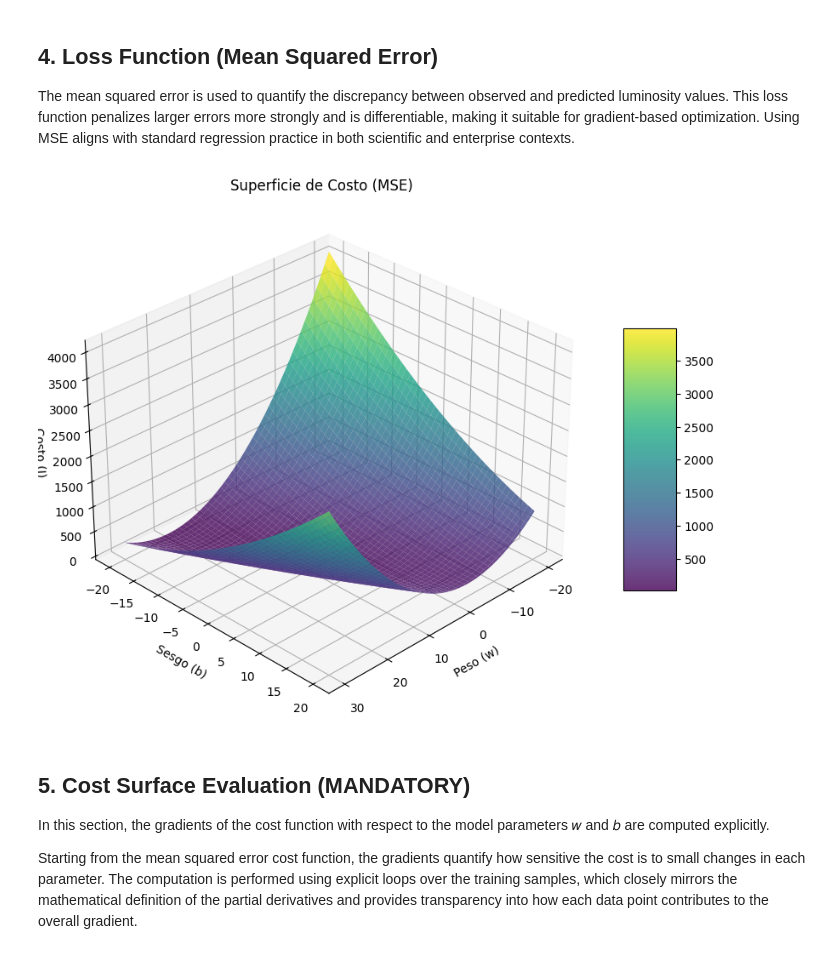
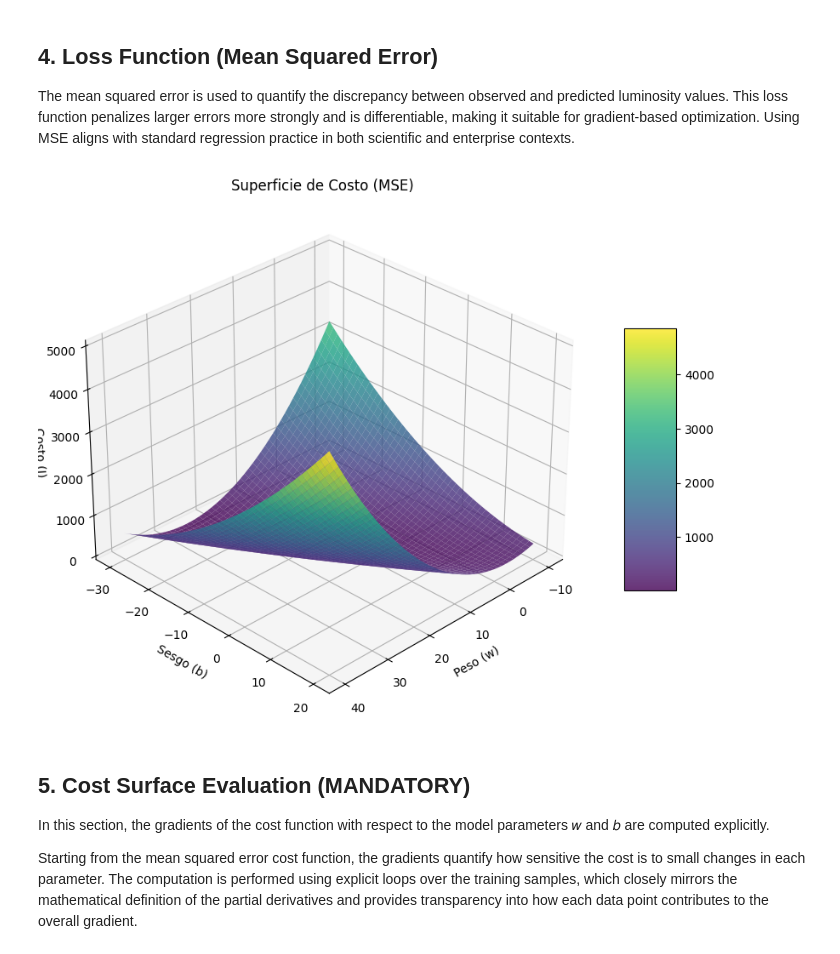
Before and after one commit to Juanvelandia-p/Stellar-Luminosity, a Jupyter notebook: 01_part1_linreg_1feature.ipynb, the cells around one changed output. Cells and saved outputs as stored; diff of their text form; code cells hidden in the pictures.

```diff
--- a/01_part1_linreg_1feature.ipynb
+++ b/01_part1_linreg_1feature.ipynb
@@ -77,36 +77,44 @@ Using MSE aligns with standard regression practice in both scientific and enterp
 # %%
 import matplotlib.pyplot as plt
 from mpl_toolkits.mplot3d import Axes3D
+
+# Define grid ranges for parameters w and b
+w_vals = np.linspace(-10, 40, 50)
+b_vals = np.linspace(-30, 20, 50)
+
+# Create meshgrid
+W, B = np.meshgrid(w_vals, b_vals)
+J = np.zeros_like(W)
 
 for i in range(W.shape[0]):
     for j in range(W.shape[1]):
         J[i, j] = mse(L, predict(M, W[i, j], B[i, j]))
 
 
 
 # Configuración de la figura
 fig = plt.figure(figsize=(12, 8))
 ax = fig.add_subplot(111, projection='3d')
 
 # Creación de la superficie
 # cmap='viridis' ayuda a ver mejor las profundidades (el error bajo)
 surf = ax.plot_surface(W, B, J, cmap='viridis', edgecolor='none', alpha=0.8)
 
 # Etiquetas de los ejes
 ax.set_xlabel('Peso (w)')
 ax.set_ylabel('Sesgo (b)')
 ax.set_zlabel('Costo (J)')
 ax.set_title('Superficie de Costo (MSE)')
 
 # Añadir una barra de color para referencia
 fig.colorbar(surf, ax=ax, shrink=0.5, aspect=5)
 
 # Ajustar el ángulo de visión para apreciar la curvatura
 ax.view_init(elev=30, azim=45)
 
 plt.show()
 # %% [output]
-[figure, old version]
+[figure, new version]
 # %% [markdown]
 ## 5. Cost Surface Evaluation (MANDATORY)
 
```
Also changed, not shown: parts of 1 cell of this notebook.
